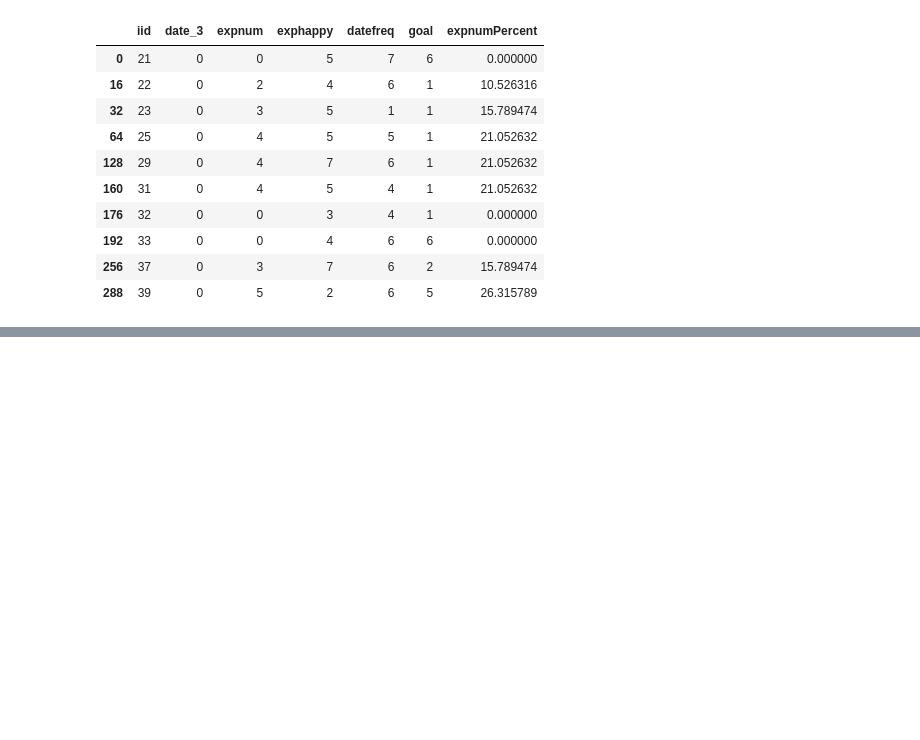
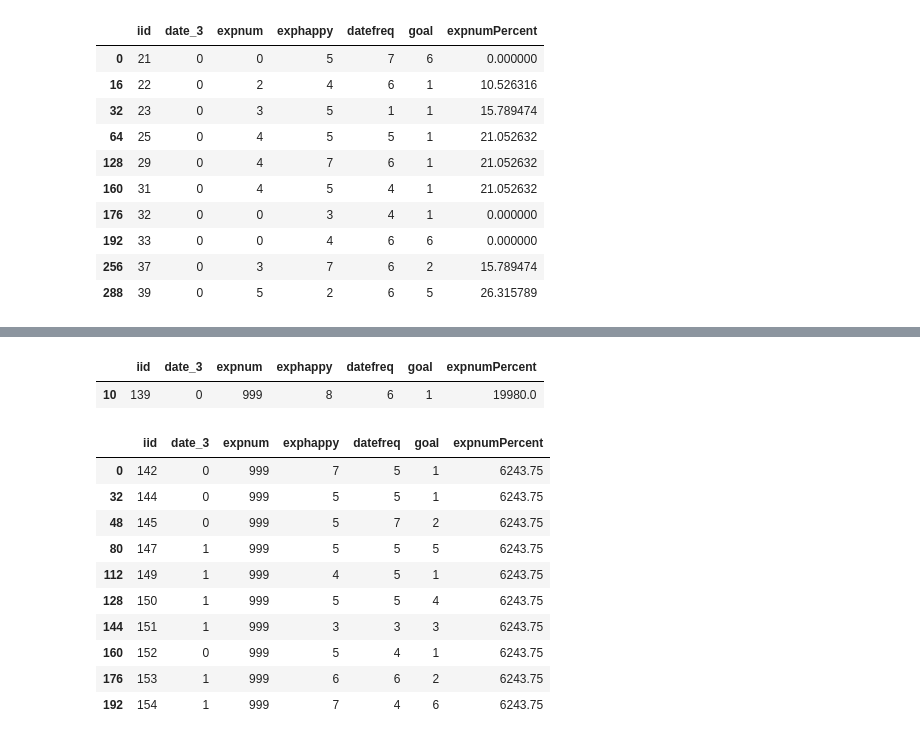
Before and after one commit to lmodenbach/web-design-challenge, a Jupyter notebook: DatingSuccessAnalysis.ipynb, the cells around one changed output, grey strips where cells are left out. Cells and saved outputs as stored; diff of their text form; code cells hidden in the pictures; blank space fills up the shorter version.

```diff
--- a/DatingSuccessAnalysis.ipynb
+++ b/DatingSuccessAnalysis.ipynb
@@ -68,0 +176,27 @@ wave1_df.head(10)
+# %%
+wave12_df = pd.DataFrame(pd.read_excel("Resources/SpeedDatingData.xlsm", "Wave 12"))
+wave12_df.drop_duplicates(inplace=True)
+wave12_df["expnumPercent"] = (wave12_df["expnum"]/wave12_df["iid"].count())*100
+wave12_df = wave12_df[wave12_df.date_3 != 999]
+wave12_df.head(10)
+# %% [output]
+|  | iid | date_3 | expnum | exphappy | datefreq | goal | expnumPercent |
+| 10 | 139 | 0 | 999 | 8 | 6 | 1 | 19980.0 |
+# %%
+wave13_df = pd.DataFrame(pd.read_excel("Resources/SpeedDatingData.xlsm", "Wave 13"))
+wave13_df.drop_duplicates(inplace=True)
+wave13_df["expnumPercent"] = (wave13_df["expnum"]/wave13_df["iid"].count())*100
+wave13_df = wave13_df[wave13_df.date_3 != 999]
+wave13_df.head(10)
+# %% [output]
+|  | iid | date_3 | expnum | exphappy | datefreq | goal | expnumPercent |
+| 0 | 142 | 0 | 999 | 7 | 5 | 1 | 6243.75 |
+| 32 | 144 | 0 | 999 | 5 | 5 | 1 | 6243.75 |
+| 48 | 145 | 0 | 999 | 5 | 7 | 2 | 6243.75 |
+| 80 | 147 | 1 | 999 | 5 | 5 | 5 | 6243.75 |
+| 112 | 149 | 1 | 999 | 4 | 5 | 1 | 6243.75 |
+| 128 | 150 | 1 | 999 | 5 | 5 | 4 | 6243.75 |
+| 144 | 151 | 1 | 999 | 3 | 3 | 3 | 6243.75 |
+| 160 | 152 | 0 | 999 | 5 | 4 | 1 | 6243.75 |
+| 176 | 153 | 1 | 999 | 6 | 6 | 2 | 6243.75 |
+| 192 | 154 | 1 | 999 | 7 | 4 | 6 | 6243.75 |
```
Also changed, not shown: parts of 37 cells of this notebook.
